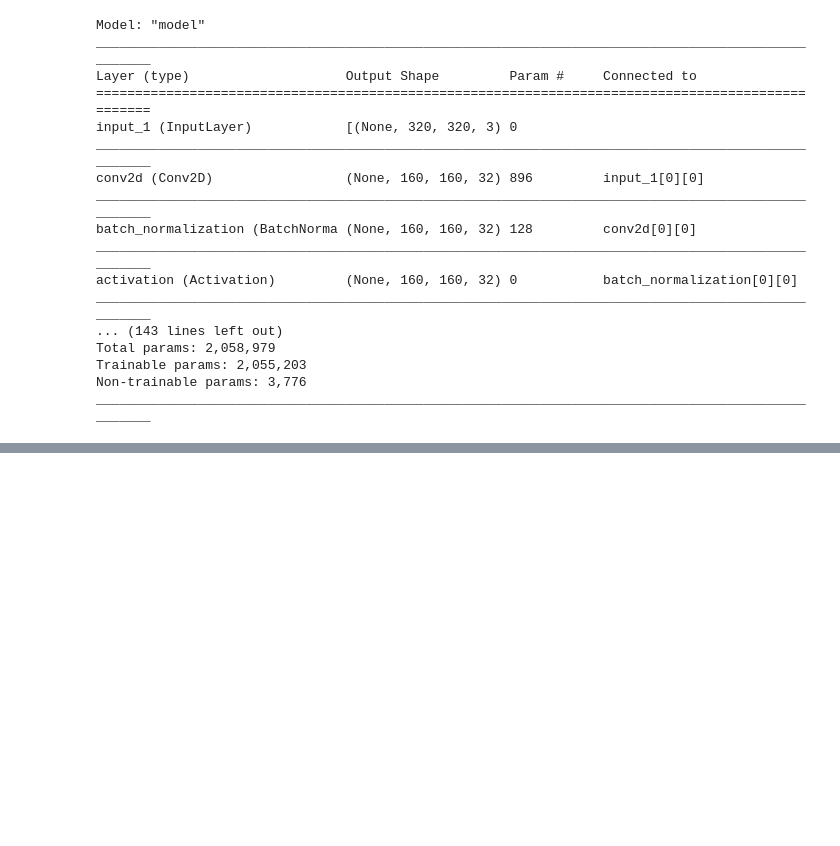
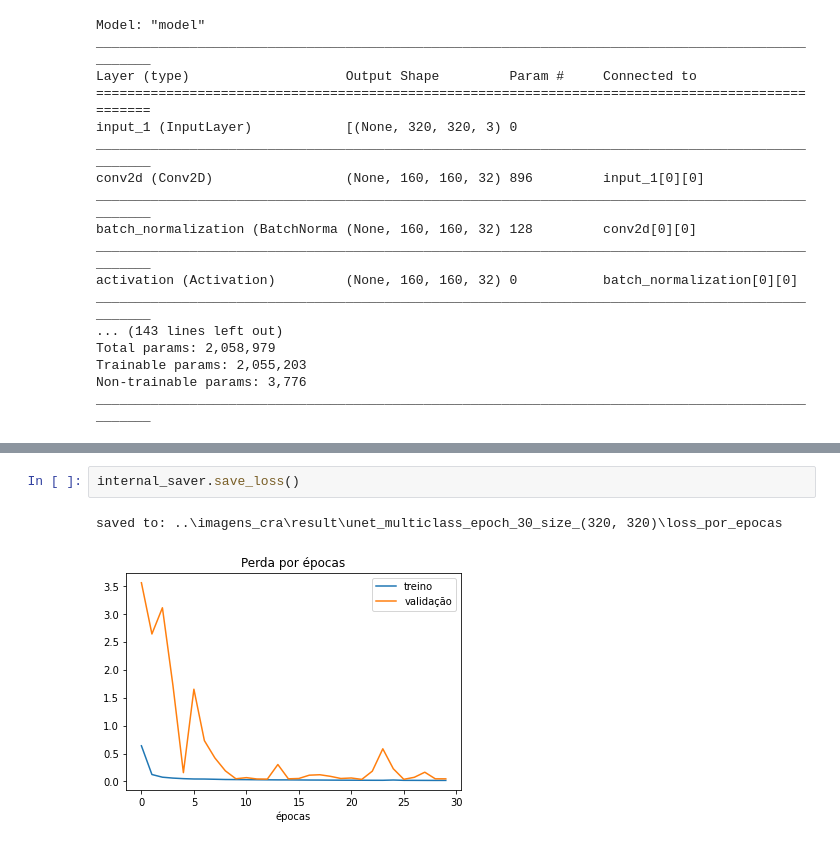
Before and after one commit to viniciusCSreis/ufu-tcc, a Jupyter notebook: Unet -cra_multiclass.ipynb, the cells around one changed output, grey strips where cells are left out. Saved outputs shown, nothing was run; the diff lists cells and outputs as text; blank space fills up the shorter version.

```diff
--- a/Unet -cra_multiclass.ipynb
+++ b/Unet -cra_multiclass.ipynb
@@ -154,3 +142,8 @@ plt.imshow(pred_img_2)
+# %%
+internal_saver.save_loss()
+# %% [output]
+saved to: ..\imagens_cra\result\unet_multiclass_epoch_30_size_(320, 320)\loss_por_epocas
+[figure, added]
 # %%
 imgTester_metrics = [
     metric,
```
Also changed, not shown: parts of 7 cells of this notebook, 3 other files.
